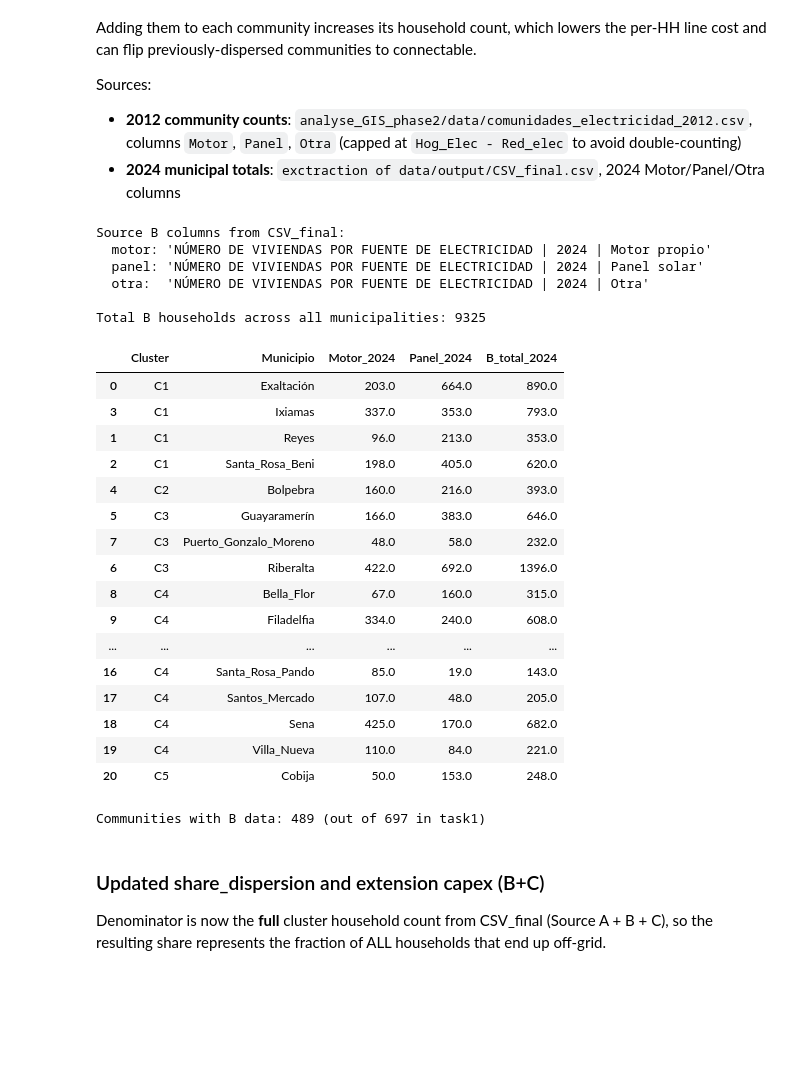
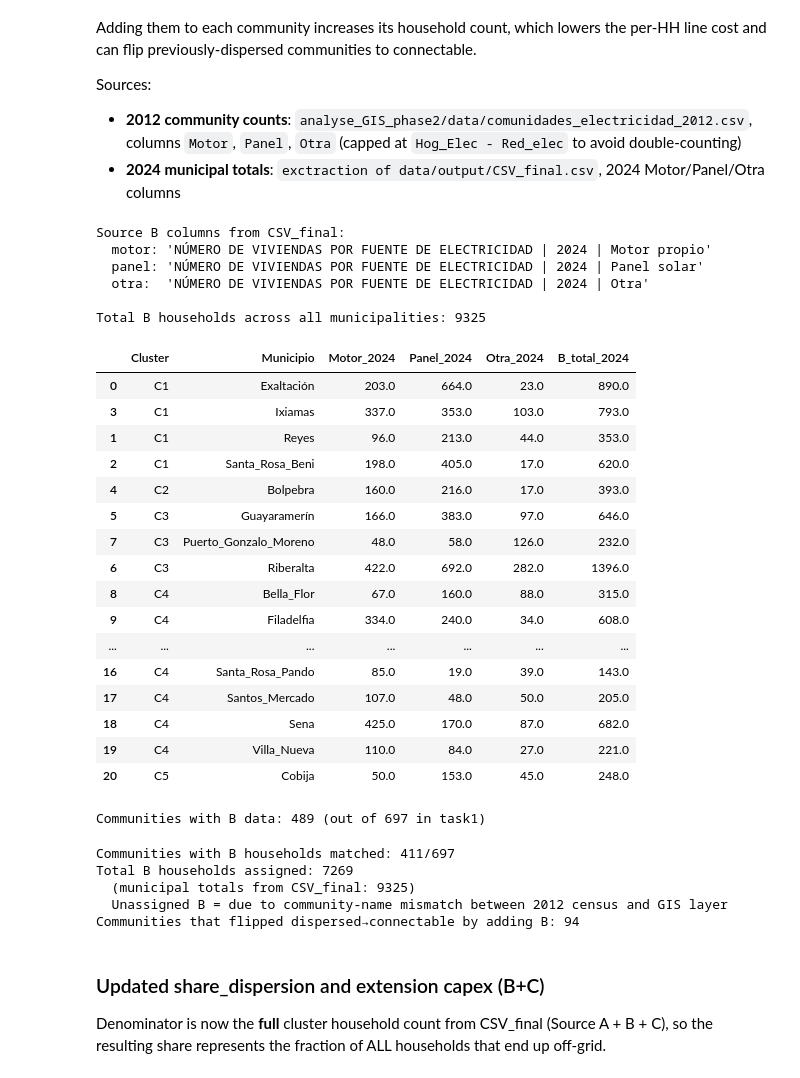
Before and after one commit to Valentine-Bernaerts/bolivia-energy-data, a Jupyter notebook: analyse_GIS_phase2/phase2_share_dispersion.ipynb, the cells around one changed output. Cells and saved outputs as stored; diff of their text form; code cells hidden in the pictures; blank space fills up the shorter version.

```diff
--- a/analyse_GIS_phase2/phase2_share_dispersion.ipynb
+++ b/analyse_GIS_phase2/phase2_share_dispersion.ipynb
@@ -134,5 +139,14 @@ total_hh source column: 'NÚMERO DE VIVIENDAS POR FUENTE DE ELECTRICIDAD | 2024
 # %%
 RAMP_DIR = os.path.join(BASE, "analyse data ramp/sufficiency/data ramp")
+
+# APPOINT_ELEC_SHARE: region-wide fraction of decentralised hot-water (ECS / HEAT_LOW_T_DECEN)
+# service met by the electric resistance host tech (DEC_DIRECT_ELEC) in the "appoint réaliste"
+# sufficiency variant of EnergyScope_BO_nord_amazonia (Data/2025/sufficiency/C{1-5}/Technologies.csv:
+# DEC_HP_ELEC and TS_DEC_HP_ELEC f_max=0, so DEC_SOLAR is backed by DEC_DIRECT_ELEC as host tech).
+# Source: sufficiency_phase2 run (2026-07-19/20), region-wide DEC_DIRECT_ELEC HEAT_LOW_T_DECEN
+# production / total "Hot water" demand = 3.9468 / 71.6685 GWh = 0.04825.
+APPOINT_ELEC_SHARE = 0.04825
+ECS_APPOINT_KWH_HH = 851 * APPOINT_ELEC_SHARE  # kWh/HH/yr added back as electric appoint
 
 per_hh_kwh = {}
 no_ramp_file = []
@@ -143,9 +157,12 @@ for muni in MUNI_TO_CLUSTER:
         no_ramp_file.append(muni)
         continue
     df = pd.read_csv(path)
-    suff_cols = [c for c in df.columns if c.startswith("sufficiency_")]
+    # sufficiency_water_heating excluded on purpose (see section 2 markdown): dispersed/off-grid
+    # households do not run electric water heating in reality. Only ECS_APPOINT_KWH_HH (the small
+    # electric-resistance fraction from étape A) is added back below, uniformly per household.
+    suff_cols = [c for c in df.columns if c.startswith("sufficiency_") and c != "sufficiency_water_heating"]
     kwh_total = df[suff_cols].sum().sum() / 60_000.0
-    per_hh_kwh[muni] = kwh_total / total_hh[muni]
+    per_hh_kwh[muni] = kwh_total / total_hh[muni] + ECS_APPOINT_KWH_HH
 
 # A few municipalities (e.g. Guayaramerín) have no RAMP run -> use the
 # total_hh-weighted average of their cluster peers instead.
@@ -164,6 +181,7 @@ demand = pd.DataFrame([
 
 mean_kwh = demand["per_hh_kWh"].mean()
 demand["pct_dev_from_mean"] = (demand["per_hh_kWh"] / mean_kwh - 1) * 100
-print(f"mean per_hh_kWh = {mean_kwh:.1f}  (sufficiency scenario is uniform by design)")
+print(f"mean per_hh_kWh = {mean_kwh:.1f}  (sufficiency scenario is uniform by design; "
+      f"ECS_APPOINT_KWH_HH = {ECS_APPOINT_KWH_HH:.2f} kWh/HH/yr added to every municipality)")
 demand
 # %% [output]
@@ -492,52 +524,53 @@ motor_col = [c for c in csv_final.columns if "2024" in c and "Motor" in c and "V
 panel_col = [c for c in csv_final.columns if "2024" in c and "Panel" in c][0]
 otra_col  = [c for c in csv_final.columns if "2024" in c and "Otra"  in c][0]
 print("Source B columns from CSV_final:")
 print(f"  motor: '{motor_col}'")
 print(f"  panel: '{panel_col}'")
 print(f"  otra:  '{otra_col}'")
 
-muni_b = {}   # muni -> {total, motor, panel}
+muni_b = {}   # muni -> {total, motor, panel, otra}
 for _, row in csv_final[csv_final["MUNICIPIO/TIOC"].notna()].iterrows():
     name = std_muni_name(row["DEPARTAMENTO"], row["MUNICIPIO/TIOC"])
     if name in MUNI_TO_CLUSTER:
         muni_b[name] = {
             "total": row[motor_col] + row[panel_col] + row[otra_col],
             "motor": row[motor_col],
             "panel": row[panel_col],
+            "otra":  row[otra_col],
         }
 
 b_check = pd.DataFrame([
     {"Cluster": MUNI_TO_CLUSTER[m], "Municipio": m,
      "Motor_2024": muni_b[m]["motor"], "Panel_2024": muni_b[m]["panel"],
-     "B_total_2024": muni_b[m]["total"]}
+     "Otra_2024": muni_b[m]["otra"], "B_total_2024": muni_b[m]["total"]}
     for m in MUNI_TO_CLUSTER
 ]).sort_values(["Cluster", "Municipio"])
 print(f"\nTotal B households across all municipalities: {b_check['B_total_2024'].sum():.0f}")
 b_check
 # %% [output]
 Source B columns from CSV_final:
   motor: 'NÚMERO DE VIVIENDAS POR FUENTE DE ELECTRICIDAD | 2024 | Motor propio'
   panel: 'NÚMERO DE VIVIENDAS POR FUENTE DE ELECTRICIDAD | 2024 | Panel solar'
   otra:  'NÚMERO DE VIVIENDAS POR FUENTE DE ELECTRICIDAD | 2024 | Otra'
 
 Total B households across all municipalities: 9325
-|  | Cluster | Municipio | Motor_2024 | Panel_2024 | B_total_2024 |
-| 0 | C1 | Exaltación | 203.0 | 664.0 | 890.0 |
-| 3 | C1 | Ixiamas | 337.0 | 353.0 | 793.0 |
-| 1 | C1 | Reyes | 96.0 | 213.0 | 353.0 |
-| 2 | C1 | Santa_Rosa_Beni | 198.0 | 405.0 | 620.0 |
-| 4 | C2 | Bolpebra | 160.0 | 216.0 | 393.0 |
-| 5 | C3 | Guayaramerín | 166.0 | 383.0 | 646.0 |
-| 7 | C3 | Puerto_Gonzalo_Moreno | 48.0 | 58.0 | 232.0 |
-| 6 | C3 | Riberalta | 422.0 | 692.0 | 1396.0 |
-| 8 | C4 | Bella_Flor | 67.0 | 160.0 | 315.0 |
-| 9 | C4 | Filadelfia | 334.0 | 240.0 | 608.0 |
-| ... | ... | ... | ... | ... | ... |
-| 16 | C4 | Santa_Rosa_Pando | 85.0 | 19.0 | 143.0 |
-| 17 | C4 | Santos_Mercado | 107.0 | 48.0 | 205.0 |
-| 18 | C4 | Sena | 425.0 | 170.0 | 682.0 |
-| 19 | C4 | Villa_Nueva | 110.0 | 84.0 | 221.0 |
-| 20 | C5 | Cobija | 50.0 | 153.0 | 248.0 |
+|  | Cluster | Municipio | Motor_2024 | Panel_2024 | Otra_2024 | B_total_2024 |
+| 0 | C1 | Exaltación | 203.0 | 664.0 | 23.0 | 890.0 |
+| 3 | C1 | Ixiamas | 337.0 | 353.0 | 103.0 | 793.0 |
+| 1 | C1 | Reyes | 96.0 | 213.0 | 44.0 | 353.0 |
+| 2 | C1 | Santa_Rosa_Beni | 198.0 | 405.0 | 17.0 | 620.0 |
+| 4 | C2 | Bolpebra | 160.0 | 216.0 | 17.0 | 393.0 |
+| 5 | C3 | Guayaramerín | 166.0 | 383.0 | 97.0 | 646.0 |
+| 7 | C3 | Puerto_Gonzalo_Moreno | 48.0 | 58.0 | 126.0 | 232.0 |
+| 6 | C3 | Riberalta | 422.0 | 692.0 | 282.0 | 1396.0 |
+| 8 | C4 | Bella_Flor | 67.0 | 160.0 | 88.0 | 315.0 |
+| 9 | C4 | Filadelfia | 334.0 | 240.0 | 34.0 | 608.0 |
+| ... | ... | ... | ... | ... | ... | ... |
+| 16 | C4 | Santa_Rosa_Pando | 85.0 | 19.0 | 39.0 | 143.0 |
+| 17 | C4 | Santos_Mercado | 107.0 | 48.0 | 50.0 | 205.0 |
+| 18 | C4 | Sena | 425.0 | 170.0 | 87.0 | 682.0 |
+| 19 | C4 | Villa_Nueva | 110.0 | 84.0 | 27.0 | 221.0 |
+| 20 | C5 | Cobija | 50.0 | 153.0 | 45.0 | 248.0 |
 # %%
 # ── 2012 community-level B counts → scale to 2024 ────────────────────────────
 # Reuse com2012 from section 6 (Municipio_std normalized, Santa_Rosa_Beni fixed).
@@ -574,13 +610,14 @@ Communities with B data: 489 (out of 697 in task1)
 # ── Assign B values onto task1 without merging (avoids row duplication) ───────
 # Some community names repeat within a municipality (e.g. "San Pedro" in Bella_Flor).
 # Indexing by (Municipio_std, Comunidad_norm) preserves the exact 697-row structure of task1.
-b_indexed = b_comm.set_index(["Municipio_std", "Comunidad_norm"])[["B_2024", "Panel_2024", "Motor_2024"]]
+BCOLS = ["B_2024", "Panel_2024", "Motor_2024", "Otra_2024"]
+b_indexed = b_comm.set_index(["Municipio_std", "Comunidad_norm"])[BCOLS]
 
 task1_bc = task1.copy()
 task1_bc["Comunidad_norm"] = task1_bc["Comunidad"].str.strip().str.upper()
 
 key_index = pd.MultiIndex.from_frame(task1_bc[["Municipio_std", "Comunidad_norm"]])
-task1_bc[["B_2024", "Panel_2024", "Motor_2024"]] = b_indexed.reindex(key_index).fillna(0.0).values
+task1_bc[BCOLS] = b_indexed.reindex(key_index).fillna(0.0).values
 
 matched_b = (task1_bc["B_2024"] > 0).sum()
 print(f"Communities with B households matched: {matched_b}/{len(task1_bc)}")
@@ -594,12 +631,13 @@ task1_bc["HH_2024_scaled"] = task1_bc["HH_2024_scaled"] + task1_bc["B_2024"]
 # Rerun breakeven — larger HH → lower per-HH extension cost → some dispersed may flip
 communities_bc = classify_communities(task1_bc, shs_annual, MV_EUR, CONN_EUR, CRF_MV)
 
-# Attach Panel/Motor for TECH_HS estimation.
+# Attach Panel/Motor/Otra for TECH_HS estimation.
 # classify_communities skips rows with HH <= 0 and returns results in the same order —
 # so we can align by position with the non-zero-HH rows of task1_bc.
 task1_bc_valid = task1_bc[task1_bc["HH_2024_scaled"] > 0].reset_index(drop=True)
 communities_bc["Panel_2024"] = task1_bc_valid["Panel_2024"].values
 communities_bc["Motor_2024"] = task1_bc_valid["Motor_2024"].values
+communities_bc["Otra_2024"]  = task1_bc_valid["Otra_2024"].values
 
 # Count flips: communities dispersed under C-only that became connectable under B+C
 merged_flip = communities[["Comunidad", "Municipio_std", "dispersed"]].merge(
@@ -608,6 +646,12 @@ merged_flip = communities[["Comunidad", "Municipio_std", "dispersed"]].merge(
 )
 flipped = (merged_flip["dispersed_C"] & ~merged_flip["dispersed_BC"]).sum()
 print(f"Communities that flipped dispersed→connectable by adding B: {flipped}")
+# %% [output]
+Communities with B households matched: 411/697
+Total B households assigned: 7269
+  (municipal totals from CSV_final: 9325)
+  Unassigned B = due to community-name mismatch between 2012 census and GIS layer
+Communities that flipped dispersed→connectable by adding B: 94
 # %% [markdown]
 ### Updated share_dispersion and extension capex (B+C)
 
```
Also changed, not shown: parts of 15 cells of this notebook, 20 other files.
